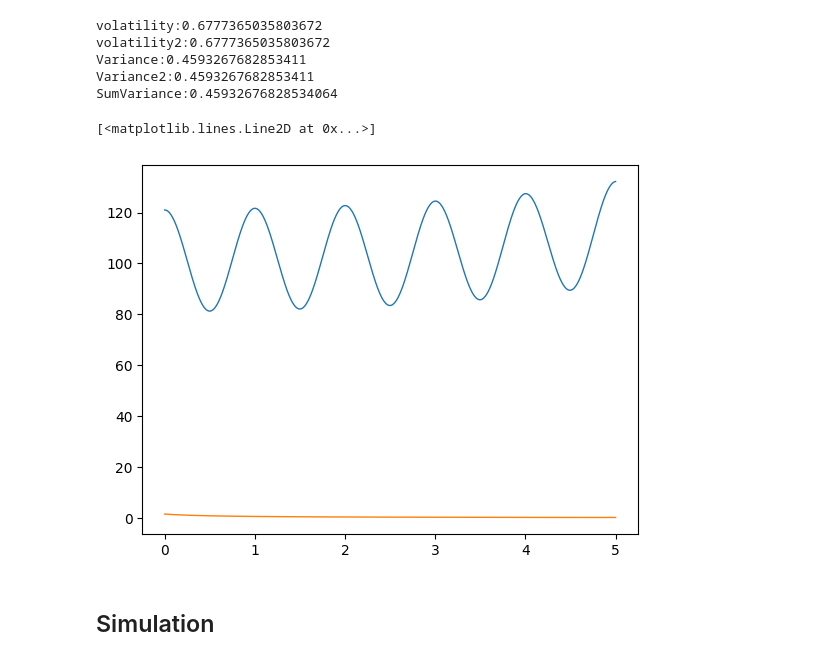
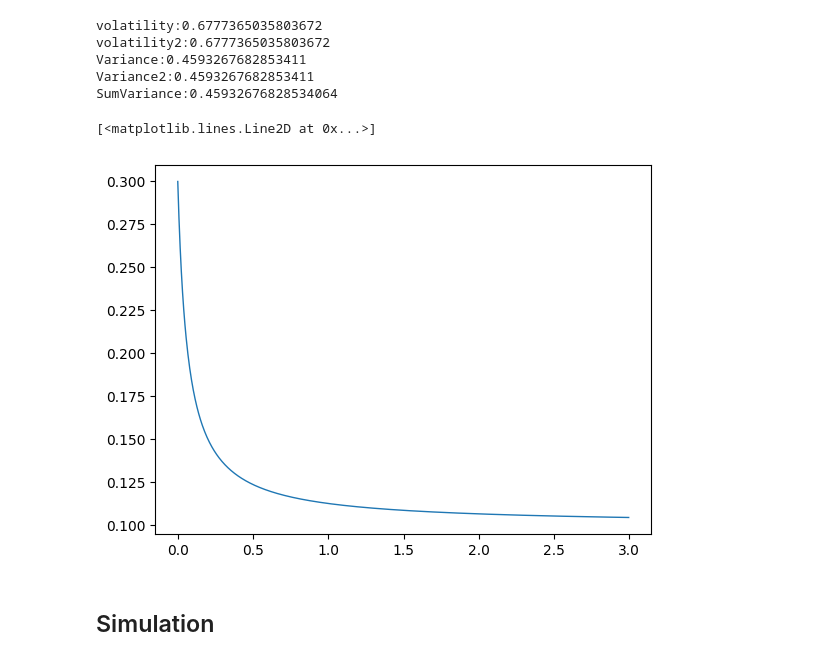
Before and after one commit to bmyksvoll/curves, a Jupyter notebook: bsr_simulation.ipynb, the cells around one changed output. Cells and saved outputs as stored; diff of their text form; code cells hidden in the pictures.

```diff
--- a/bsr_simulation.ipynb
+++ b/bsr_simulation.ipynb
@@ -68,25 +68,31 @@ Variance2:0.4593267682853411
 SumVariance:0.45932676828534064
 # %%
 
-def term_structure(t, T_max=5.0):
+def term_structure(t):
+    T_max= t[-1]
     # Define a term structure function that could depend on t
     # Simple sinusoidal term structure for demonstration
     return 100 + 20 * np.cos(2*T_max * np.pi * t /T_max) + np.exp(0.5*t)
 
 def vol_structure(t, T, a= 0.9, b = 0.6, c= 0.1):
     return a / (t + b) + c
 
 # Parameters
-T = 5  # Total time in years
+T = 3  # Total time in years
 dt = 1/252  # Daily time step
 n_steps = int(T / dt)
 
-taus = np.arange(0, n_steps + 1) * dt  # Time steps
+b = 2/3/10
+a = 0.2*b
+c = 0.1
 
-plt.plot(taus, term_structure(taus, T), lw=1, label='Term Structure')
-plt.plot(taus, vol_structure(taus, T), lw=1, label='Volatility Structure')
+taus = np.arange(0, n_steps) * dt  # Time steps
+
+#plt.plot(taus, term_structure(taus), lw=1, label='Term Structure')
+plt.plot(taus, vol_structure(taus, T, a, b, c), lw=1, label='Volatility Structure')
+#plt.plot(taus, sigma_brs(t, t+dt, taus, a,b,c), lw=1, label='Volatility Structure')
 # %% [output]
 [<matplotlib.lines.Line2D at 0x...>]
-[figure, old version]
+[figure, new version]
 # %% [markdown]
 ## Simulation
```
Also changed, not shown: parts of 5 cells of this notebook.
